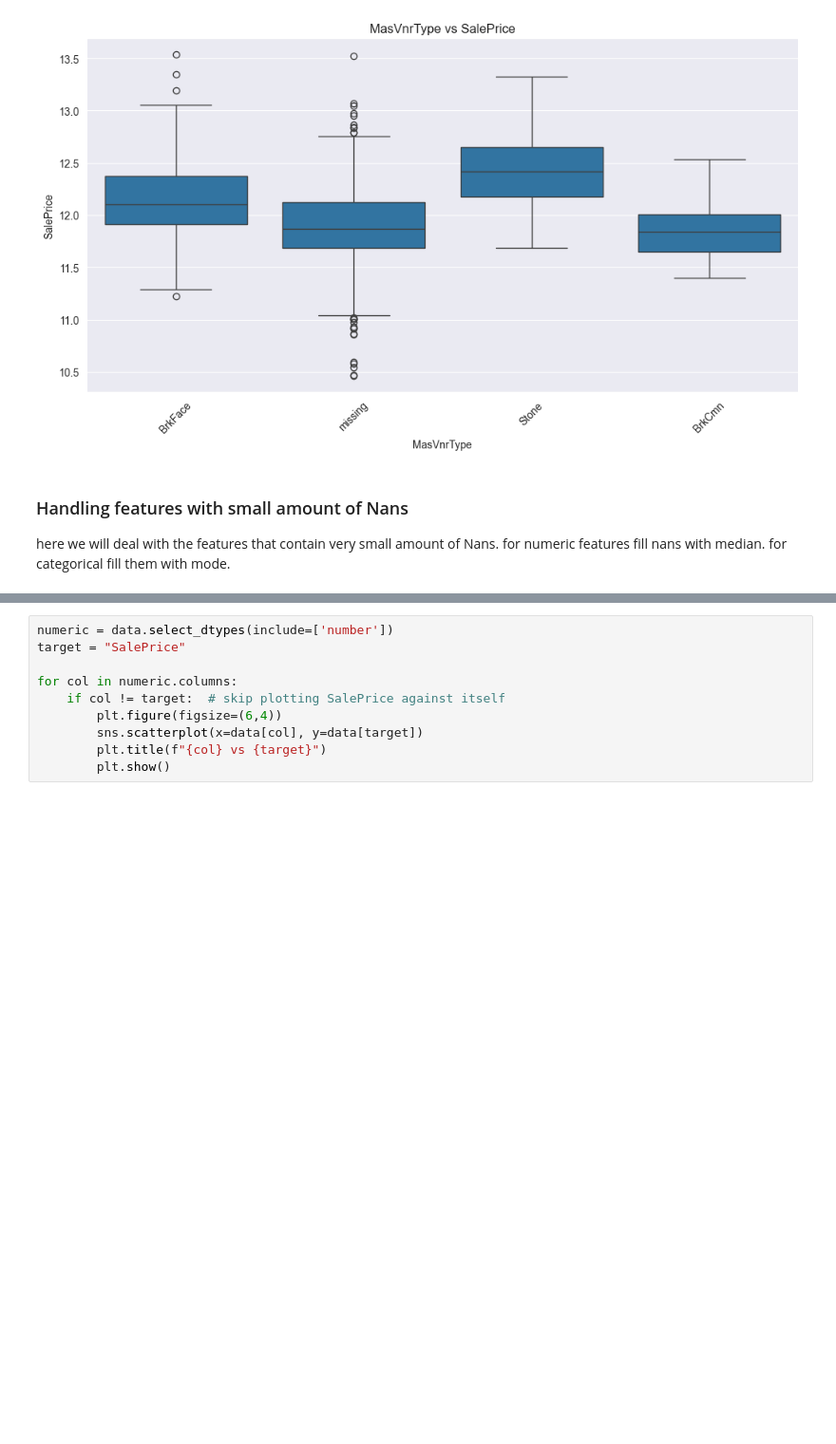
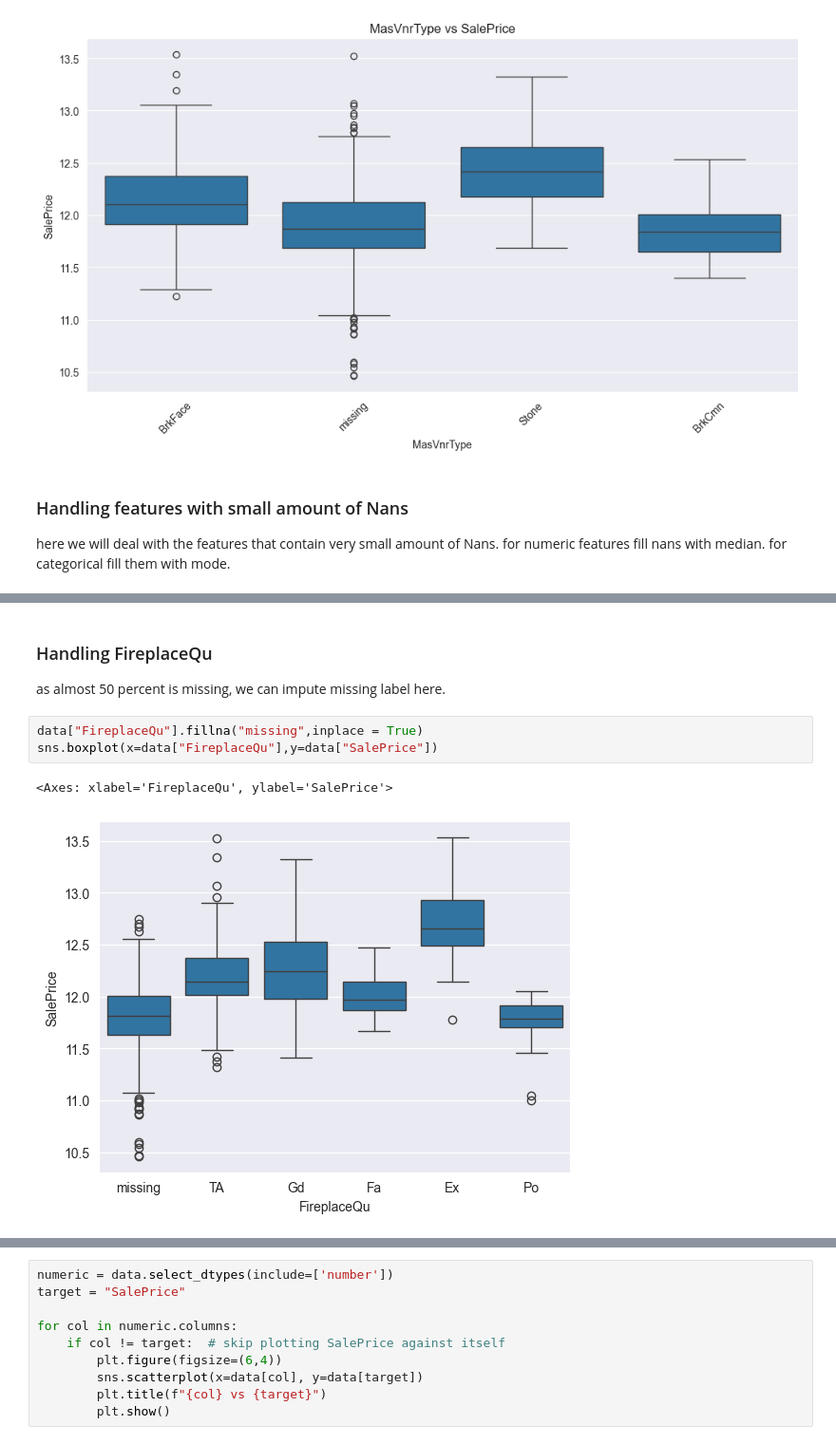
Before and after one commit to indian-coder-aarush/Learning, a Jupyter notebook: EDA.ipynb, the cells around one changed output, grey strips where cells are left out. Shown at 95% size. Drawn from its saved outputs; the diff is of its cells as text; blank space fills up the shorter version.

Commit message:
handled missing values of fireplaceQu

```diff
--- a/EDA.ipynb
+++ b/EDA.ipynb
@@ -213,3 +180,12 @@ For example, when doing 'df[col].method(value, inplace=True)', try using 'df.met
+# %% [markdown]
+### Handling FireplaceQu
+as almost 50 percent is missing, we can impute missing label here.
+# %%
+data["FireplaceQu"].fillna("missing",inplace = True)
+sns.boxplot(x=data["FireplaceQu"],y=data["SalePrice"])
+# %% [output]
+<Axes: xlabel='FireplaceQu', ylabel='SalePrice'>
+[figure, added]
 # %%
 corr = data.select_dtypes(include=['number']).corr()["SalePrice"].sort_values(ascending=False)
 sns.barplot(x=corr.values, y=corr.index, palette="viridis")
```
Also changed, not shown: parts of 6 cells of this notebook.
